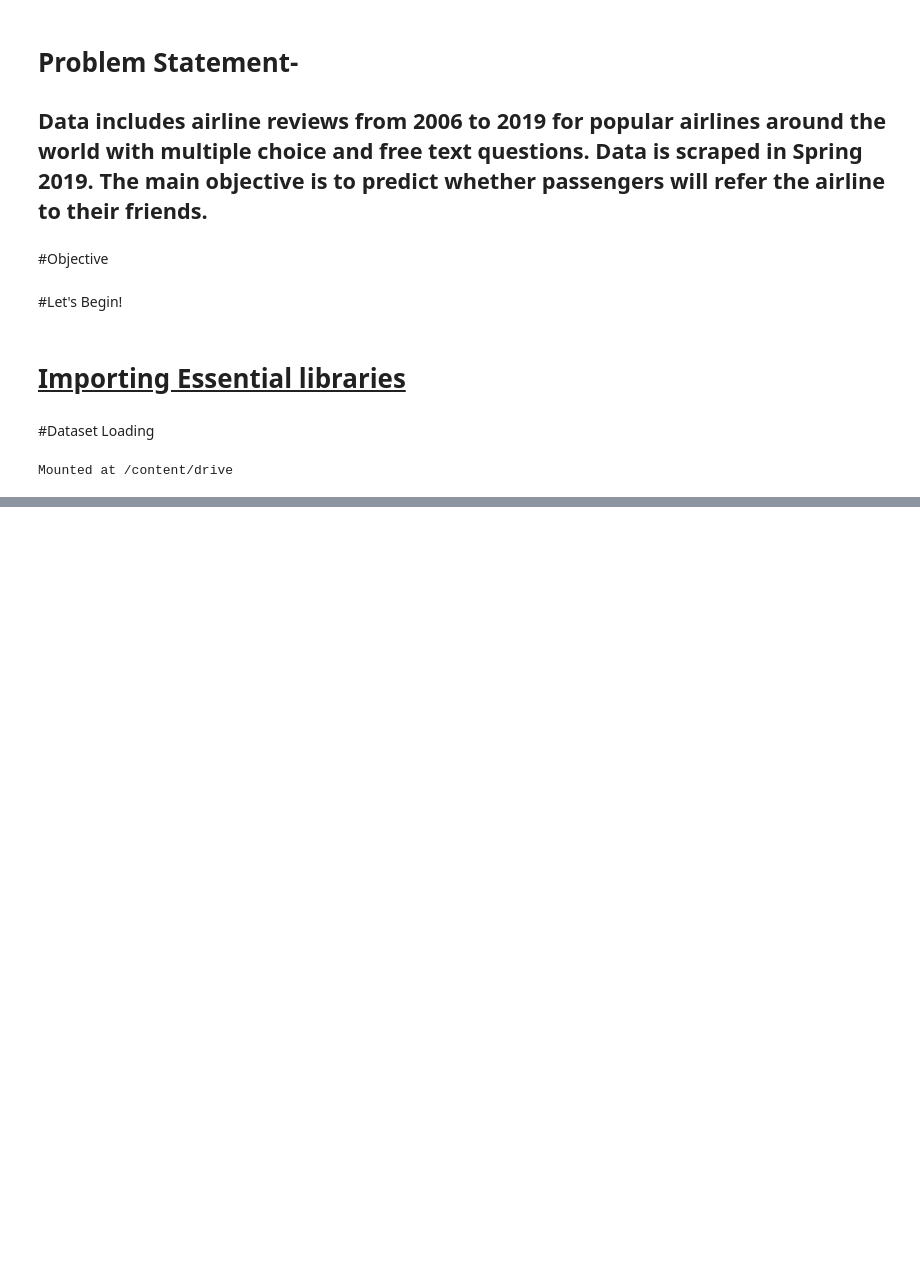
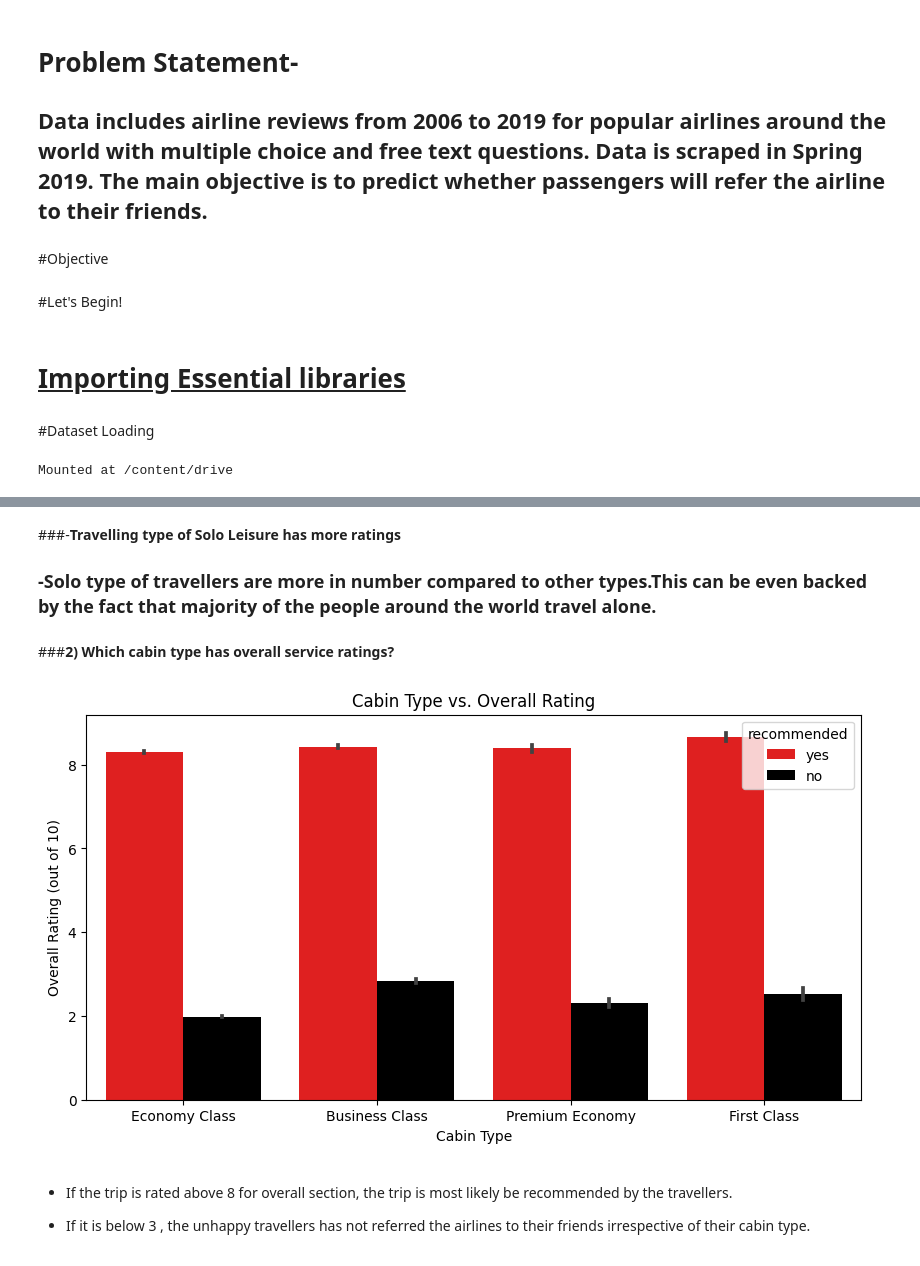
Before and after one commit to Kumarisimran626/Airline_Passenger_Referral_Prediction, a Jupyter notebook: S_K_Airline_Passenger_Referral_Prediction_Capstone_Project.ipynb, the cells around one changed output, grey strips where cells are left out. Drawn from its saved outputs; the diff is of its cells as text; code cells hidden in the pictures; blank space fills up the shorter version.

```diff
--- a/S_K_Airline_Passenger_Referral_Prediction_Capstone_Project.ipynb
+++ b/S_K_Airline_Passenger_Referral_Prediction_Capstone_Project.ipynb
@@ -104,0 +264,20 @@ airline_df = pd.read_excel('/content/drive/MyDrive/data_airline_reviews.xlsx')
+# %% [markdown]
+###-**Travelling type of Solo Leisure has more ratings**
+### **-Solo type of travellers are more in number compared to other types.This can be even backed by the fact that majority of the people around the world travel alone.**
+# %% [markdown]
+###**2) Which cabin type has overall service ratings?**
+# %%
+#Cabin type and overall service ratings (out of 10)
+plt.figure(figsize=(10, 5))
+sns.barplot(data=airline_df, x='cabin', y='overall', hue='recommended', palette=['red', 'black'])
+plt.xlabel('Cabin Type')
+plt.ylabel('Overall Rating (out of 10)')
+plt.title('Cabin Type vs. Overall Rating')
+plt.show()
+# %% [output]
+[figure, added]
+# %% [markdown]
+
+* If the trip is rated above 8 for overall section, the trip is most likely be recommended by the travellers.
+
+* If it is below 3 , the unhappy travellers has not referred the airlines to their friends irrespective of their cabin type.
```
Also changed, not shown: parts of 21 cells of this notebook.
